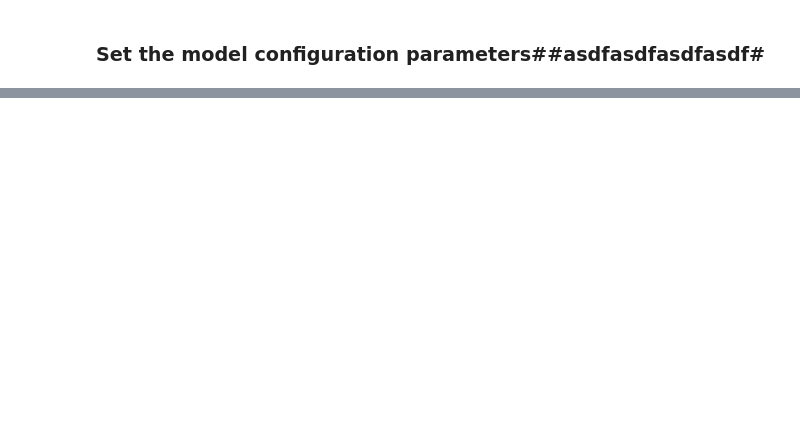
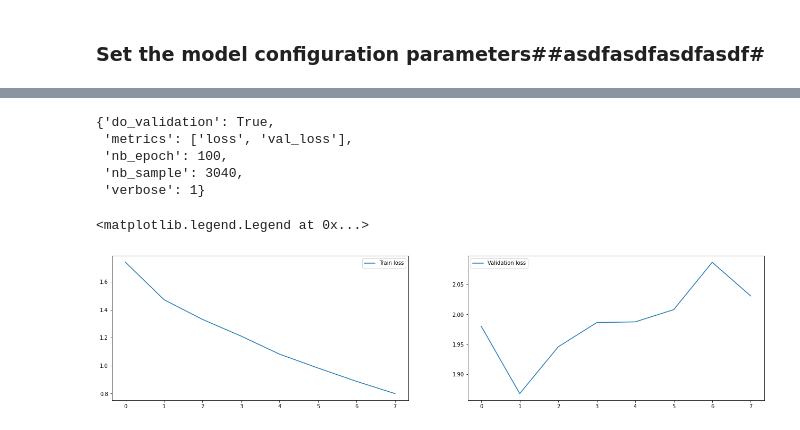
Before and after one commit to amenaria/Capstone-Project-aiml, a Jupyter notebook: Arpit's 3rd Copy of Capstone Project - Computer Vision - Pneumonia Detection Challenge - using SSD.ipynb, the cells around one changed output, grey strips where cells are left out. Saved outputs shown, nothing was run; the diff lists cells and outputs as text; code cells hidden in the pictures; blank space fills up the shorter version.

```diff
--- a/Arpit's 3rd Copy of Capstone Project - Computer Vision - Pneumonia Detection Challenge - using SSD.ipynb
+++ b/Arpit's 3rd Copy of Capstone Project - Computer Vision - Pneumonia Detection Challenge - using SSD.ipynb
@@ -1291,9 +1258,15 @@ os.getcwd()
 # %%
-path_prefix = '../stage_2_train_images/'
+#path_prefix = '../stage_2_train_images/'
+path_prefix = data_path +'/' + 'stage_2_train_images' + '/'
+
 # gen = Generator(gt, bbox_util, 16, '../stage_2_train_images/',
 #                 train_keys, val_keys,
 #                 (input_shape[0], input_shape[1]), do_crop=False, vflip_prob=0)
 
-gen = Generator(gt, bbox_util, 16, '../stage_2_train_images/',
+gen = Generator(gt, bbox_util, 16, path_prefix,
                 train_keys, val_keys,
-                (input_shape[0], input_shape[1]), do_crop=False, vflip_prob=0)
+                (input_shape[0], input_shape[1]), do_crop=False, vflip_prob=0, saturation_var=0,
+                 brightness_var=0,
+                 contrast_var=0,
+                 lighting_std=0,
+                 hflip_prob=0)
@@ -1334,4 +1298,5 @@ def schedule(epoch, decay=0.9):
 callbacks = [keras.callbacks.ModelCheckpoint('./checkpoints/weights.{epoch:02d}-{val_loss:.2f}.hdf5',
                                              verbose=1,
                                              save_weights_only=True),
-             keras.callbacks.LearningRateScheduler(schedule)]
+             keras.callbacks.LearningRateScheduler(schedule),
+             keras.callbacks.EarlyStopping(patience=5, min_delta=0.01) ]
@@ -1338,7 +1306,7 @@ callbacks = [keras.callbacks.ModelCheckpoint('./checkpoints/weights.{epoch:02d}-
 # %%
 base_lr = 3e-4
-optim = keras.optimizers.Adam(lr=base_lr)
-# optim = keras.optimizers.RMSprop(lr=base_lr)
+# optim = keras.optimizers.Adam(lr=base_lr)
+optim = keras.optimizers.RMSprop(lr=base_lr)
 # optim = keras.optimizers.SGD(lr=base_lr, momentum=0.9, decay=decay, nesterov=True)
 model.compile(optimizer=optim,
               loss=MultiboxLoss(NUM_CLASSES, neg_pos_ratio=2.0).compute_loss)
@@ -1358,0 +1334,16 @@ Use `tf.cast` instead.
+# %%
+nb_epoch = 100
+history = model.fit_generator(gen.generate(True), gen.train_batches,
+                              nb_epoch, verbose=1,
+                              callbacks=callbacks,
+                              validation_data=gen.generate(False),
+                              nb_val_samples=gen.val_batches,
+                              nb_worker=1 )
+
+
+# history = model.fit(X_mini, y_mini,
+#                               nb_epoch, verbose=1)
+#                               #callbacks=callbacks
+#                               #validation_data=(X_val_mini, y_val_mini))
+#                               #nb_val_samples=y_val_mini,
+#                               #nb_worker=1)
@@ -1358,0 +1367,19 @@ Use `tf.cast` instead.
+# %%
+history.params
+# %% [output]
+{'do_validation': True,
+ 'metrics': ['loss', 'val_loss'],
+ 'nb_epoch': 100,
+ 'nb_sample': 3040,
+ 'verbose': 1}
+# %%
+plt.figure(figsize=(22,5))
+plt.subplot(121)
+plt.plot(history.epoch, history.history.get('loss'), label="Train loss")
+plt.legend()
+plt.subplot(122)
+plt.plot(history.epoch, history.history.get('val_loss'), label="Validation loss")
+plt.legend()
+# %% [output]
+<matplotlib.legend.Legend at 0x...>
+[figure, added]
```
Also changed, not shown: parts of 104 cells of this notebook, 1 other file.
